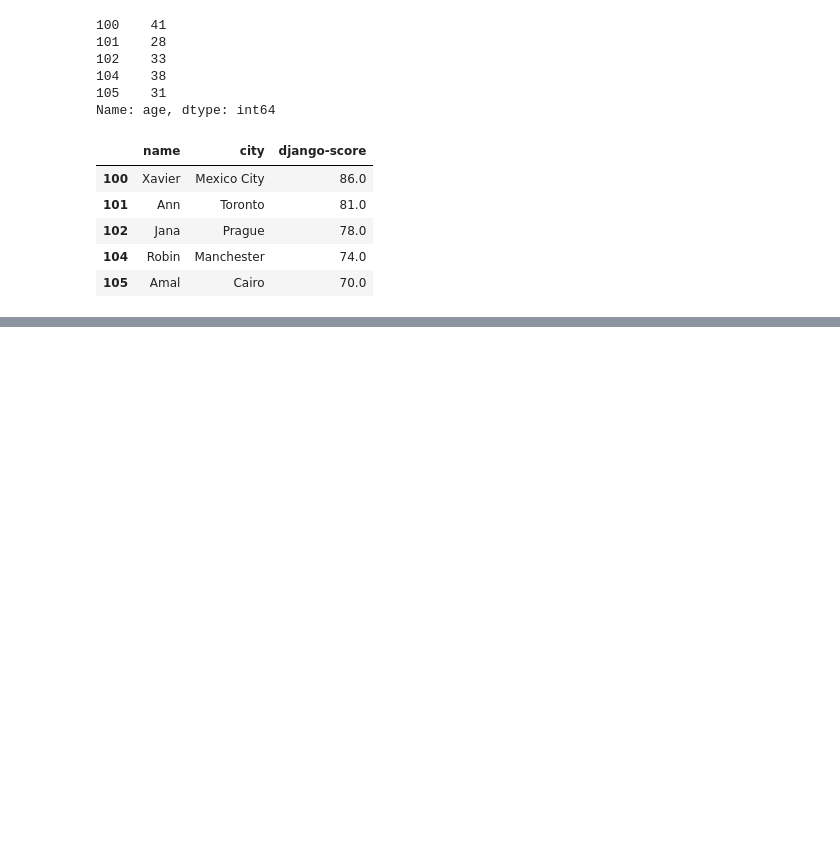
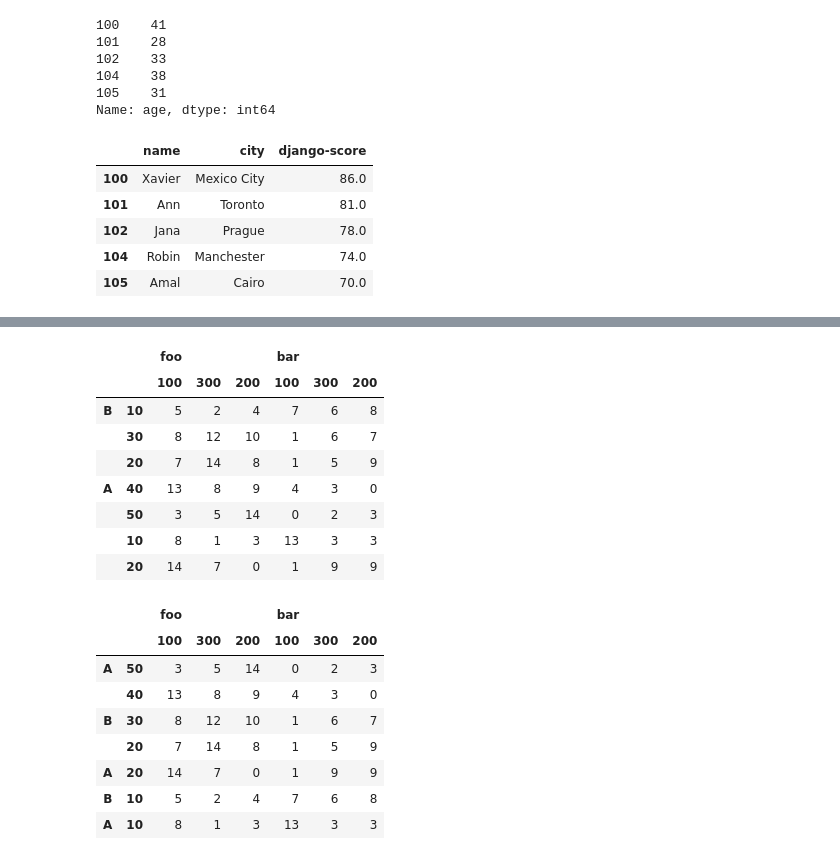
Before and after one commit to ZosoV/pandas_review, a Jupyter notebook: 004_inserting_deleting_sorting.ipynb, the cells around one changed output, grey strips where cells are left out. Saved outputs shown, nothing was run; the diff lists cells and outputs as text; code cells hidden in the pictures; blank space fills up the shorter version.

```diff
--- a/004_inserting_deleting_sorting.ipynb
+++ b/004_inserting_deleting_sorting.ipynb
@@ -207,0 +238,26 @@ df
+# %%
+# 1. sort by index in level 1
+result = df.sort_index(
+    level = 1,
+    ascending=False
+)
+display_side_by_side(df, result)
+# %% [output]
+|  |  | foo |  |  | bar |  |  |
+|  |  | 100 | 300 | 200 | 100 | 300 | 200 |
+| B | 10 | 5 | 2 | 4 | 7 | 6 | 8 |
+|  | 30 | 8 | 12 | 10 | 1 | 6 | 7 |
+|  | 20 | 7 | 14 | 8 | 1 | 5 | 9 |
+| A | 40 | 13 | 8 | 9 | 4 | 3 | 0 |
+|  | 50 | 3 | 5 | 14 | 0 | 2 | 3 |
+|  | 10 | 8 | 1 | 3 | 13 | 3 | 3 |
+|  | 20 | 14 | 7 | 0 | 1 | 9 | 9 |
+|  |  | foo |  |  | bar |  |  |
+|  |  | 100 | 300 | 200 | 100 | 300 | 200 |
+| A | 50 | 3 | 5 | 14 | 0 | 2 | 3 |
+|  | 40 | 13 | 8 | 9 | 4 | 3 | 0 |
+| B | 30 | 8 | 12 | 10 | 1 | 6 | 7 |
+|  | 20 | 7 | 14 | 8 | 1 | 5 | 9 |
+| A | 20 | 14 | 7 | 0 | 1 | 9 | 9 |
+| B | 10 | 5 | 2 | 4 | 7 | 6 | 8 |
+| A | 10 | 8 | 1 | 3 | 13 | 3 | 3 |
```
Also changed, not shown: parts of 9 cells of this notebook, 1 other file.
